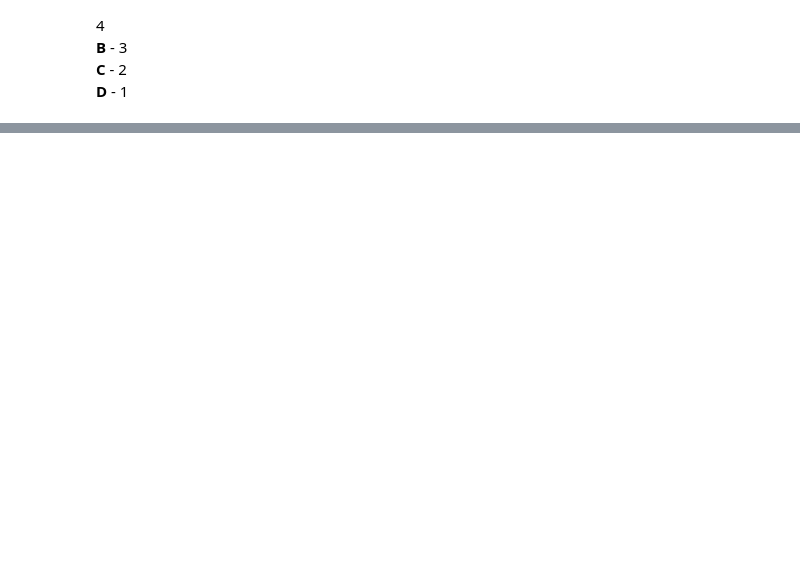
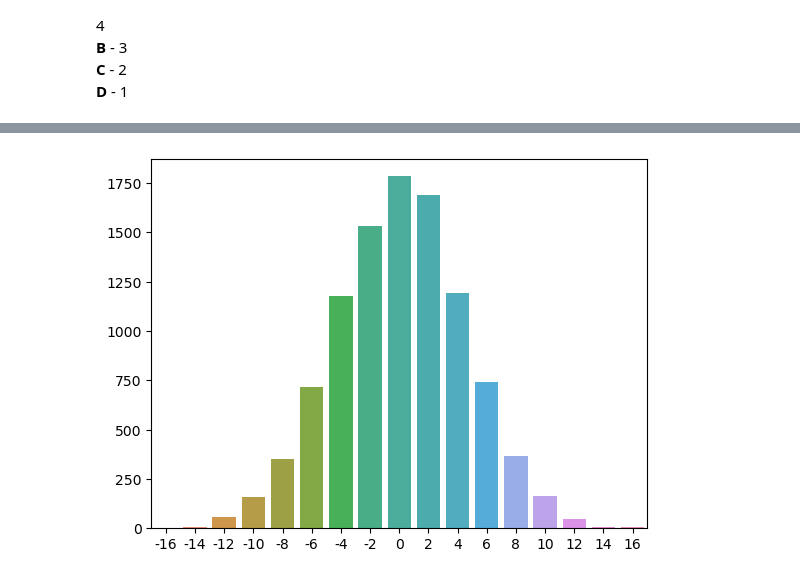
Before and after one commit to LiquidVac/My_study, a Jupyter notebook: STEPIK Basics of Statistics/Основы статистики. Неделя 1.ipynb, the cells around one changed output, grey strips where cells are left out. Drawn from its saved outputs; the diff is of its cells as text; code cells hidden in the pictures; blank space fills up the shorter version.

```diff
--- a/STEPIK Basics of Statistics/Основы статистики. Неделя 1.ipynb
+++ b/STEPIK Basics of Statistics/Основы статистики. Неделя 1.ipynb
@@ -280,0 +296,17 @@ plt.show()
+# %%
+'''Иммитация доски Гальтона в коде'''
+import seaborn as sns
+data = dict()
+# количество шариков
+N = 10000
+# количество уровней
+level = 20
+for _ in range(N):
+    index = 0
+    for _ in range(level):
+        index += np.random.choice([-1, 1])
+    data.setdefault(index, 0)
+    data[index] += 1
+sns.barplot(x=list(data.keys()), y=list(data.values()));
+# %% [output]
+[figure, added]
```
Also changed, not shown: parts of 45 cells of this notebook.
